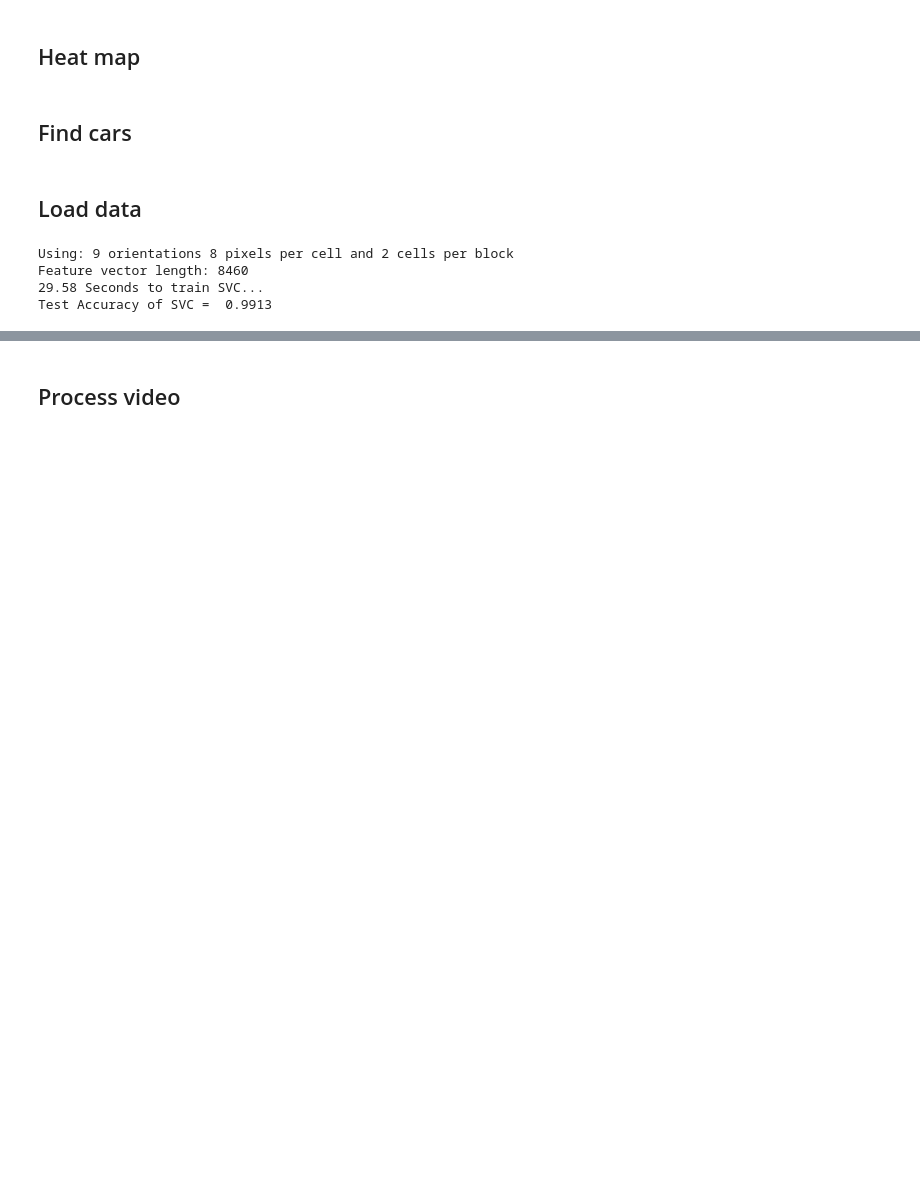
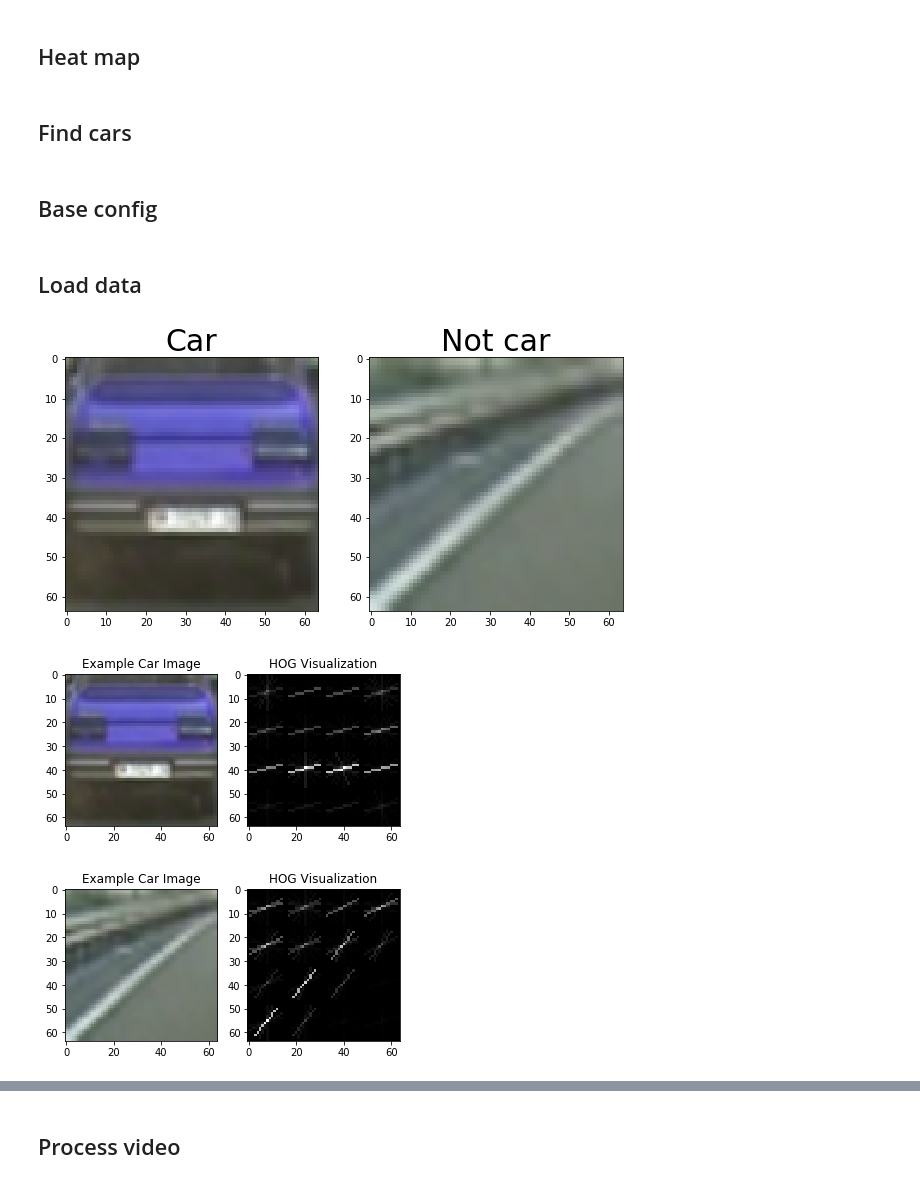
Before and after one commit to odats/CarND-Vehicle-Detection, a Jupyter notebook: project.ipynb, the cells around one changed output, grey strips where cells are left out. Cells and saved outputs as stored; diff of their text form; code cells hidden in the pictures; blank space fills up the shorter version.

```diff
--- a/project.ipynb
+++ b/project.ipynb
@@ -343,3 +343,5 @@ def find_cars(img, ystart, ystop, scale, svc, X_scaler, orient, pix_per_cell, ce
                 cv2.rectangle(draw_img, (startx, starty), (endx, endy),(0,0,255),6)
 
     return draw_img,hot_windows
+# %% [markdown]
+## Base config
@@ -350,23 +364,55 @@ import glob
 
 cars = glob.iglob('data/vehicles/**/*.png', recursive=True)
 notcars = glob.iglob('data/non-vehicles/**/*.png', recursive=True)
+# %%
+img1 = cv2.imread('data/vehicles/GTI_MiddleClose/image0086.png')
+img2 = cv2.imread('data/non-vehicles/GTI/image13.png')
+# ind = np.random.randint(0, len(cars))
+
+# display random examples
+f, (ax1, ax2) = plt.subplots(1, 2, figsize=(10,10))
+ax1.imshow(img1)
+ax1.set_title('Car', fontsize=30)
+ax2.imshow(img2)
+ax2.set_title('Not car', fontsize=30)
+plt.show()
+
+features, hog_image = hog(cv2.cvtColor(img1, cv2.COLOR_RGB2GRAY), orientations=orient, pixels_per_cell=(pix_per_cell, pix_per_cell),
+                                  cells_per_block=(cell_per_block, cell_per_block), transform_sqrt=False,
+                                  visualise=True, feature_vector=False)
+
+# Plot the examples
+fig = plt.figure()
+plt.subplot(121)
+plt.imshow(img1, cmap='gray')
+plt.title('Example Car Image')
+plt.subplot(122)
+plt.imshow(hog_image, cmap='gray')
+plt.title('HOG Visualization')
+
+features, hog_image = hog(cv2.cvtColor(img2, cv2.COLOR_RGB2GRAY), orientations=orient, pixels_per_cell=(pix_per_cell, pix_per_cell),
+                                  cells_per_block=(cell_per_block, cell_per_block), transform_sqrt=False,
+                                  visualise=True, feature_vector=False)
+
+# Plot the examples
+fig = plt.figure()
+plt.subplot(121)
+plt.imshow(img2, cmap='gray')
+plt.title('Example Car Image')
+plt.subplot(122)
+plt.imshow(hog_image, cmap='gray')
+plt.title('HOG Visualization')
+
+plt.show()
+# %% [output]
+[figure, added]
+[figure, added]
+[figure, added]
 # %%
 from sklearn.model_selection import train_test_split
 import time
 from sklearn.svm import LinearSVC
 from sklearn.preprocessing import StandardScaler
-
-### TODO: Tweak these parameters and see how the results change.
-color_space = 'YCrCb' # Can be RGB, HSV, LUV, HLS, YUV, YCrCb
-orient = 9  # HOG orientations
-pix_per_cell = 8 # HOG pixels per cell
-cell_per_block = 2 # HOG cells per block
-hog_channel = "ALL" # Can be 0, 1, 2, or "ALL"
-spatial_size = (32, 32) # Spatial binning dimensions
-hist_bins = 32    # Number of histogram bins
-spatial_feat = True # Spatial features on or off
-hist_feat = True # Histogram features on or off
-hog_feat = True # HOG features on or off
 
 # Prepare features
 car_features = extract_features(cars, color_space=color_space,
@@ -416,11 +462,6 @@ print(round(t2-t, 2), 'Seconds to train SVC...')
 print('Test Accuracy of SVC = ', round(svc.score(X_test, y_test), 4))
 # Check the prediction time for a single sample
 t=time.time()
-# %% [output]
-Using: 9 orientations 8 pixels per cell and 2 cells per block
-Feature vector length: 8460
-29.58 Seconds to train SVC...
-Test Accuracy of SVC =  0.9913
 # %%
 def detect_cars(image, convert=False):
     # Uncomment the following line if you extracted training
```
Also changed, not shown: parts of 4 cells of this notebook, 8 other files.
